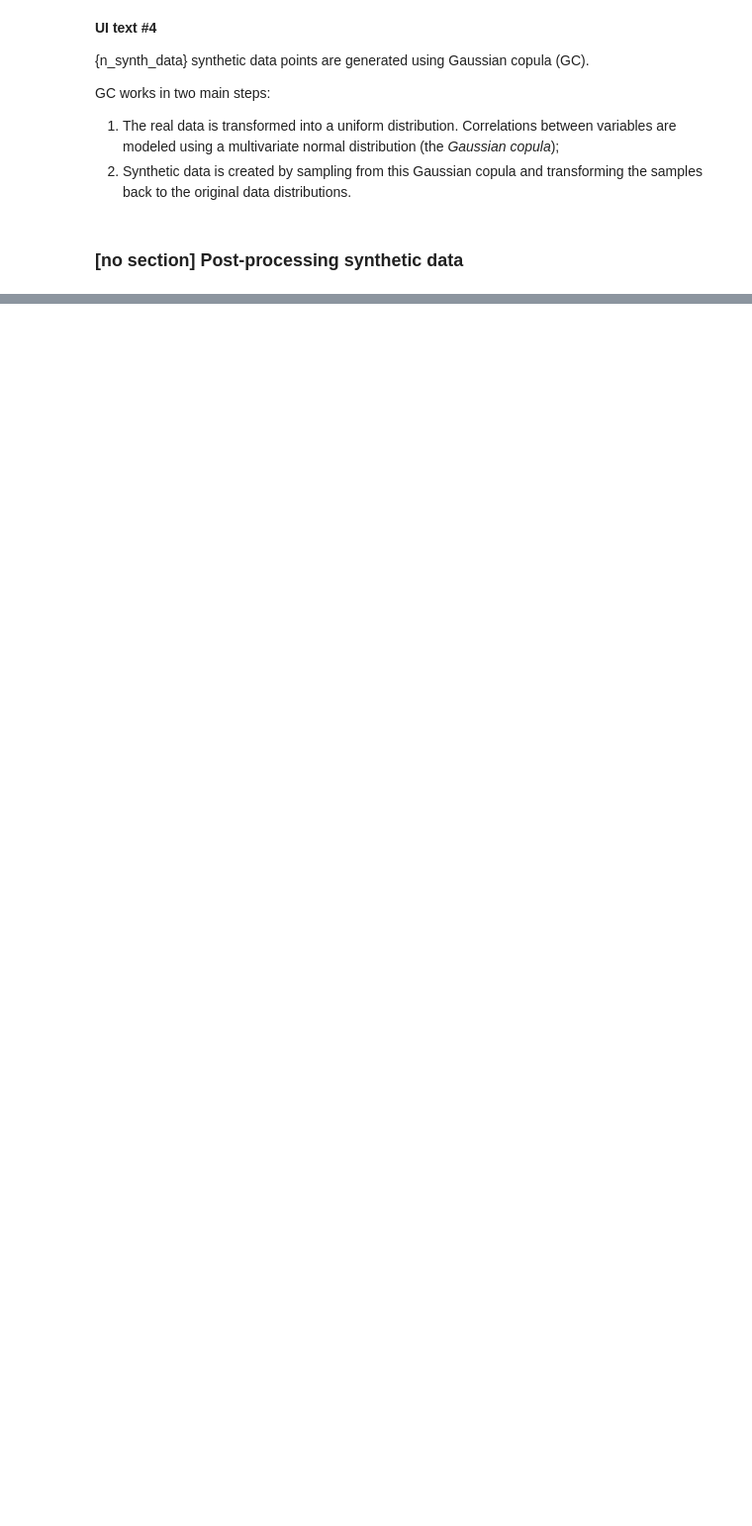
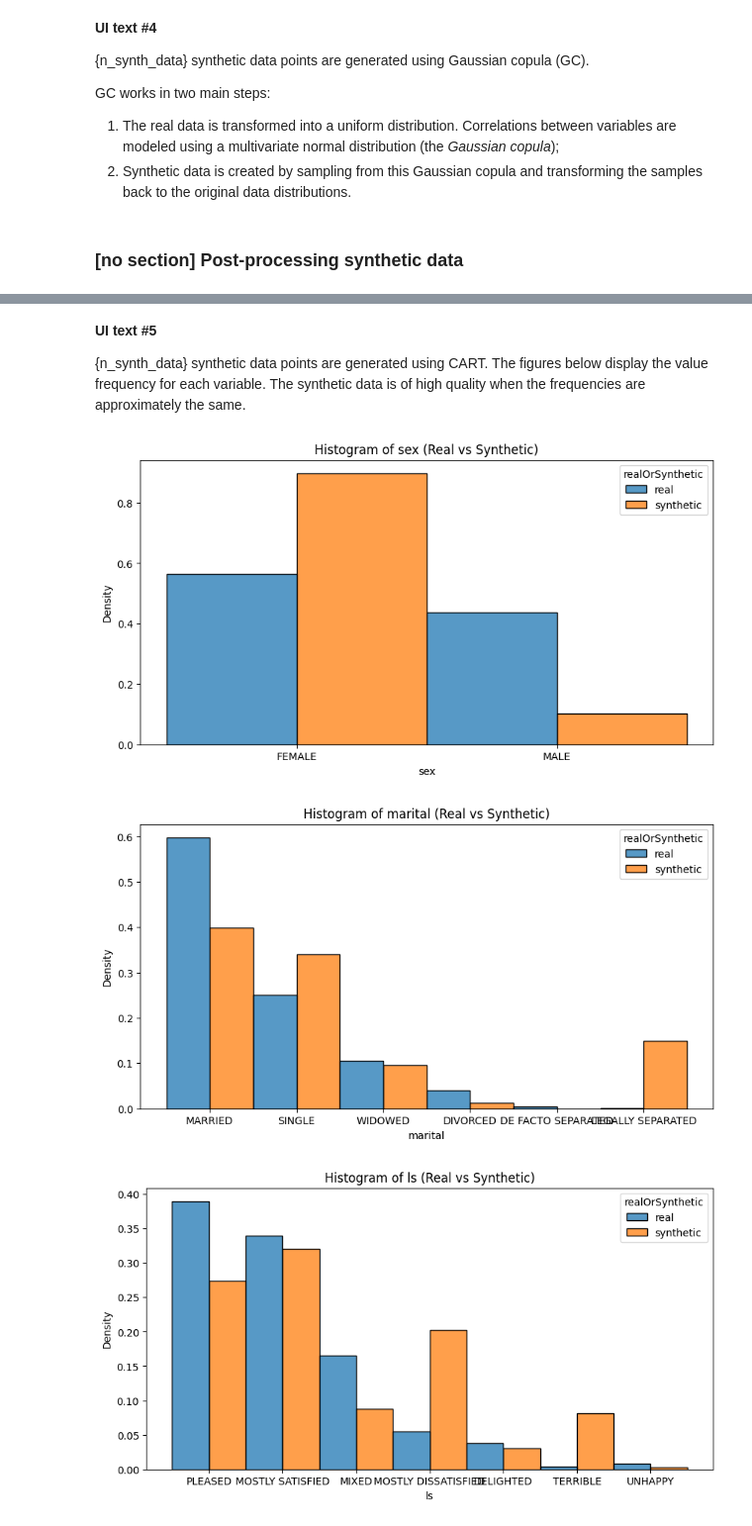
Before and after one commit to NGO-Algorithm-Audit/local-first-web-tool, a Jupyter notebook: notebooks/synthetic data generation tool/GC_SocialDiagnosis2011.ipynb, the cells around one changed output, grey strips where cells are left out. Shown at 99% size. Cells and saved outputs as stored; diff of their text form; code cells hidden in the pictures; blank space fills up the shorter version.

```diff
--- a/notebooks/synthetic data generation tool/GC_SocialDiagnosis2011.ipynb
+++ b/notebooks/synthetic data generation tool/GC_SocialDiagnosis2011.ipynb
@@ -206,0 +209,4 @@ Synthetic Data in Original Format:
+# %%
+# combine original data and decoded synthetic data in dataframe
+combined_data = pd.concat((real_df.assign(realOrSynthetic='real'), synthetic_df.assign(realOrSynthetic='synthetic')), keys=['real','synthetic'], names=['Data'])
+combined_data
@@ -206,0 +232,16 @@ Synthetic Data in Original Format:
+# %% [markdown]
+**UI text #5**
+
+{n_synth_data} synthetic data points are generated using CART. The figures below display the value frequency for each variable. The synthetic data is of high quality when the frequencies are approximately the same.
+# %%
+# Plot histograms for each column comparing real and synthetic data
+for column in real_df.columns:
+    if column_dtypes[column] == 'categorical':
+        plt.figure(figsize=(10, 5))
+        sns.histplot(data=combined_data, x=column, hue='realOrSynthetic', element='bars', stat='density', common_norm=False, multiple='dodge')
+        plt.title(f'Histogram of {column} (Real vs Synthetic)')
+        plt.show()
+# %% [output]
+[figure, added]
+[figure, added]
+[figure, added]
```
Also changed, not shown: parts of 29 cells of this notebook.
